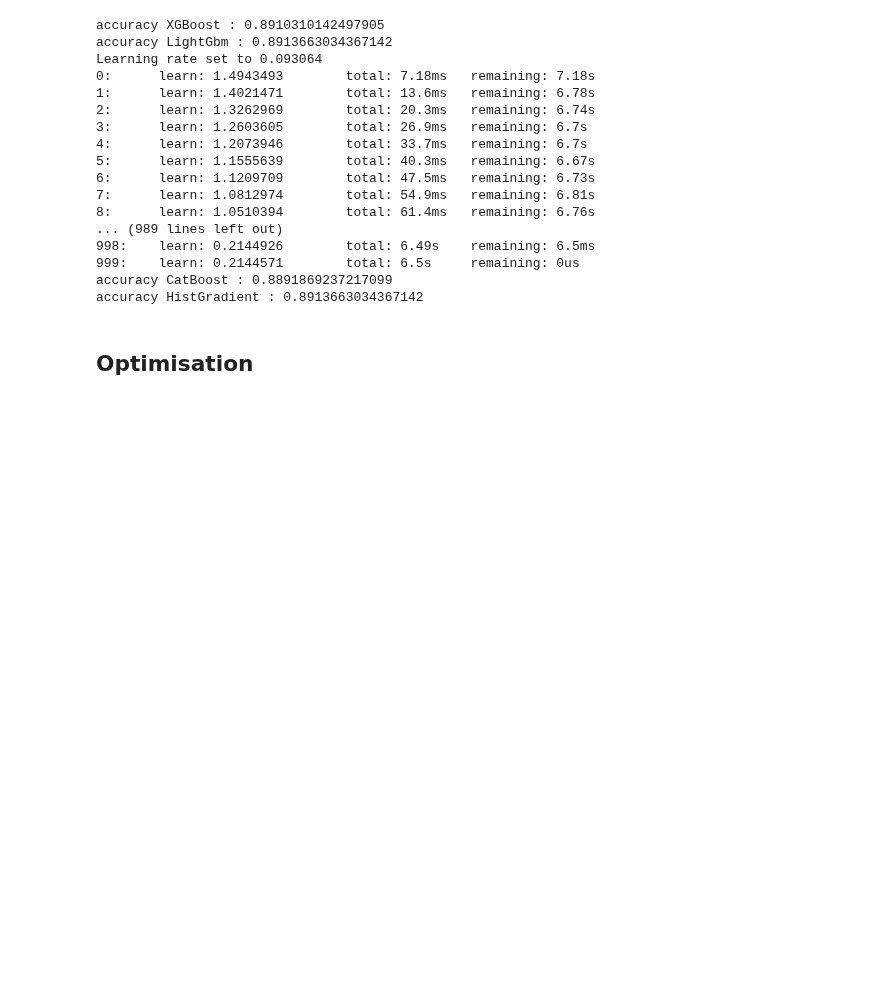
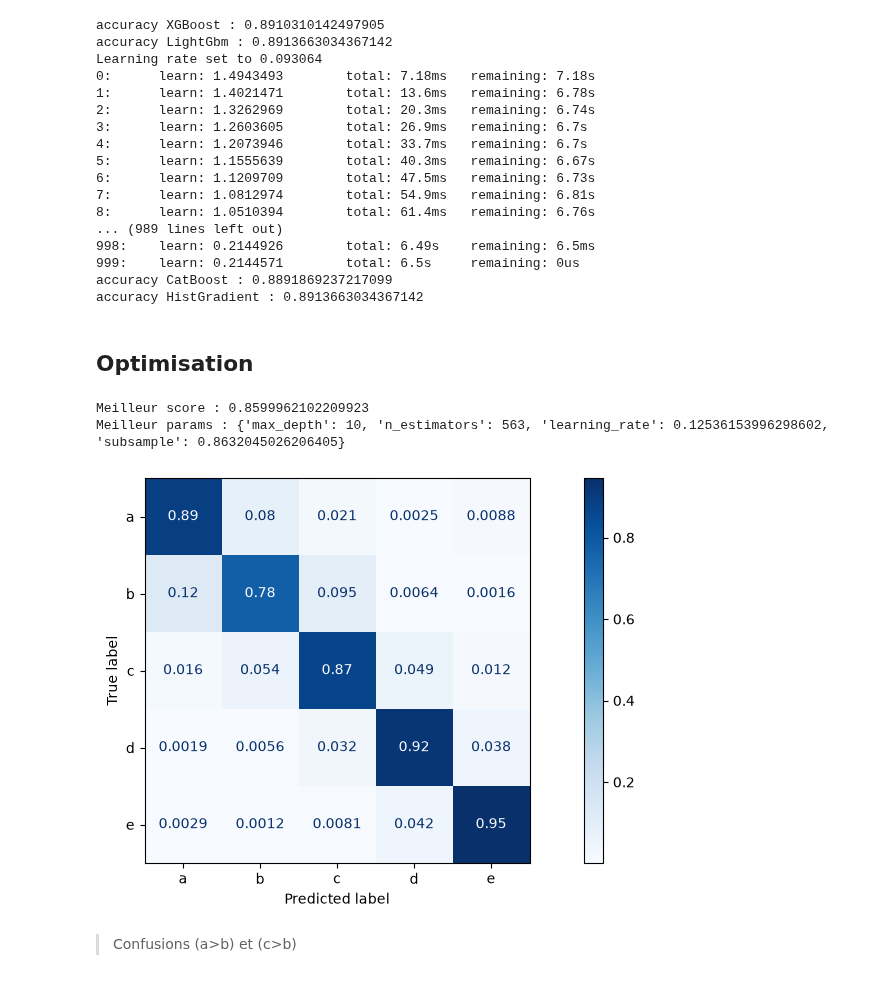
Before and after one commit to SebastienHus/Nutriscope_team_delegue, a Jupyter notebook: notebooks/ml_nutriscore.ipynb, the cells around one changed output. Saved outputs shown, nothing was run; the diff lists cells and outputs as text; code cells hidden in the pictures; blank space fills up the shorter version.

Commit message:
docs(tp15): ajout des exemples et matrice de confusion du model optimisé

```diff
--- a/notebooks/ml_nutriscore.ipynb
+++ b/notebooks/ml_nutriscore.ipynb
@@ -308,7 +308,7 @@ from optuna.pruners import MedianPruner
 optuna.logging.set_verbosity(optuna.logging.WARNING) # Désactive les warning
 N_TRIALS = 30
 N_FOLDS = 3
-# TODO: Estimation du temps à partir de la mesure d'un échantillon en cross_validation
+# TODO: Estimation du temps à partir de la mesure d'un échantillon en optuna.trial.FixedTrial ou cross_validation
 
 def objective(trial):
     params = {
@@ -323,7 +323,7 @@ def objective(trial):
         ("classifier", XGBClassifier(random_state=SEED, **params))
     ])
 
-    scores = cross_val_score(model, X_train, y_train_encoded, cv=N_FOLDS, scoring="accuracy")
+    scores = cross_val_score(model, X_train, y_train_encoded, cv=N_FOLDS, scoring="f1_macro")
     return scores.mean()
 
 pruner = MedianPruner(
@@ -336,3 +336,28 @@ study.optimize(objective, n_trials=N_TRIALS)
 
 print(f"Meilleur score : {study.best_value}")
 print(f"Meilleur params : {study.best_params}")
+# %% [output]
+Meilleur score : 0.8599962102209923
+Meilleur params : {'max_depth': 10, 'n_estimators': 563, 'learning_rate': 0.12536153996298602, 'subsample': 0.8632045026206405}
+# %%
+
+pipeline = Pipeline([
+    ("preprocessor", preprocessor),
+    ("classifier", XGBClassifier(random_state=SEED, **study.best_params))
+])
+
+n_classes = len(grades)
+encoded_labels = list(range(n_classes))
+
+pipeline.fit(X_train, y_train_encoded)
+y_pred_encoded = pipeline.predict(X_test)
+cm = confusion_matrix(y_test_encoded, y_pred_encoded, labels=encoded_labels, normalize="true")
+
+fig, axes = plt.subplots(1,1, figsize=(14,5))
+display = ConfusionMatrixDisplay(confusion_matrix=cm, display_labels=grades)
+display.plot(ax=axes, cmap="Blues")
+plt.show()
+# %% [output]
+[figure, added]
+# %% [markdown]
+> Confusions (a>b) et (c>b)
```
Also changed, not shown: 3 other files.
